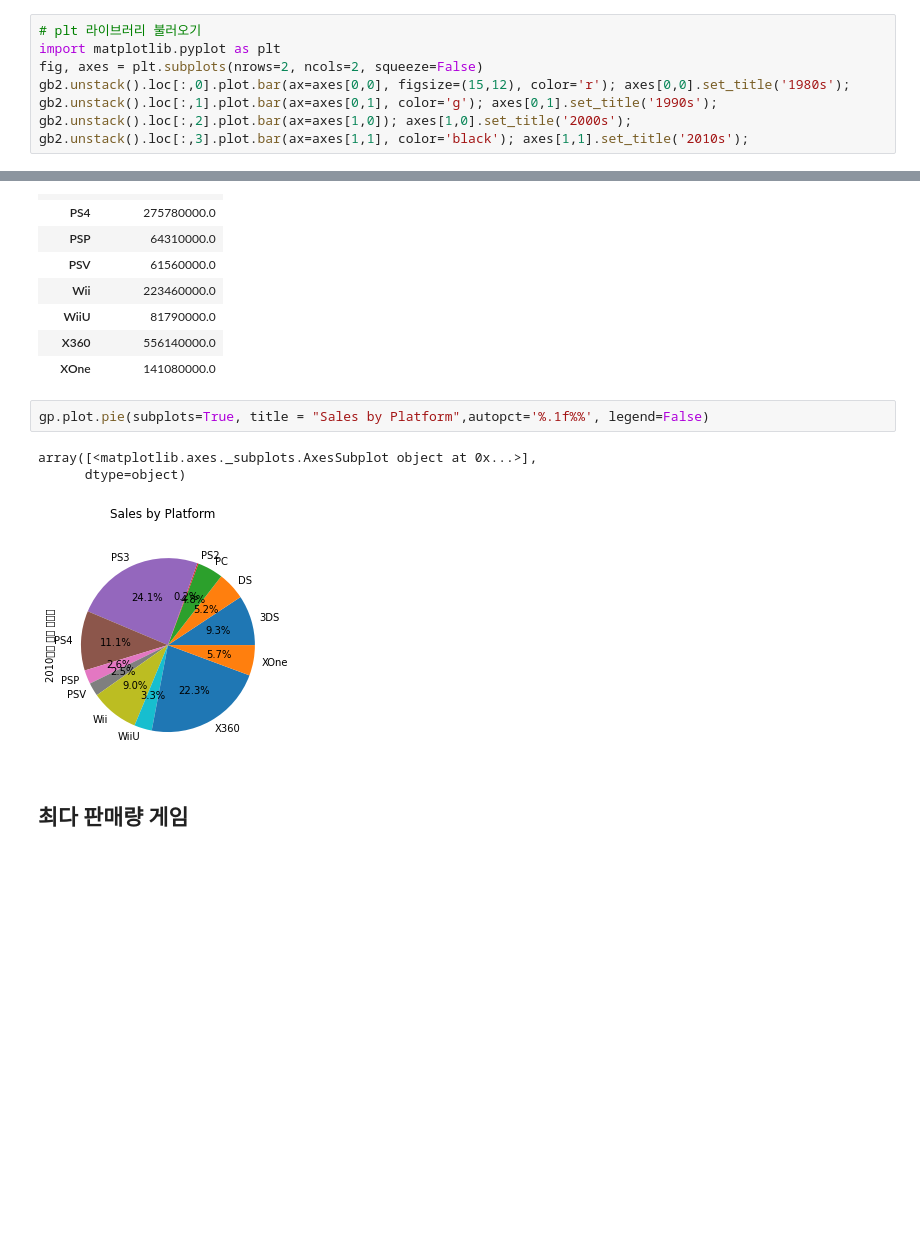
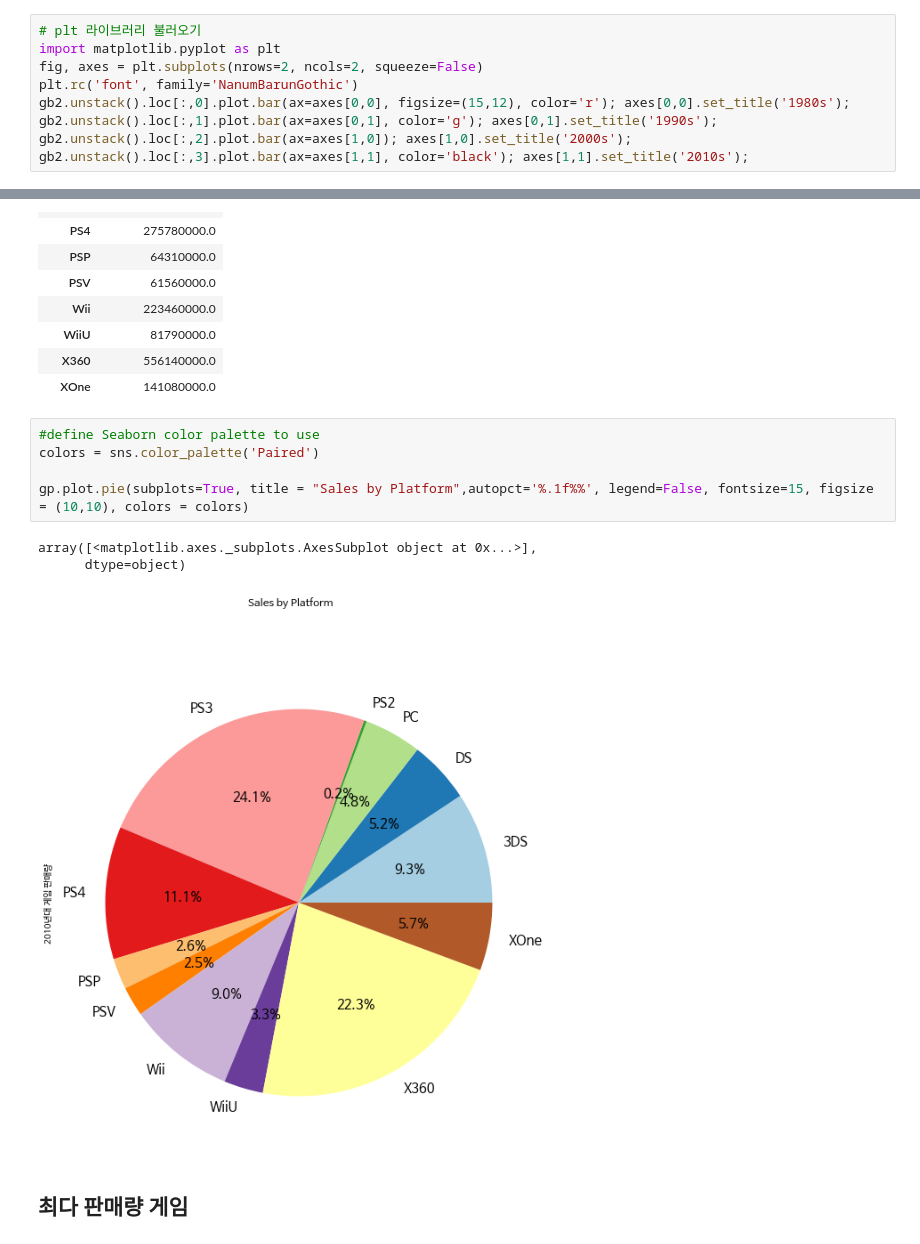
Before and after one commit to kowlbear/project, a Jupyter notebook: DA_NextGameIs.ipynb, the cells around one changed output, grey strips where cells are left out. Saved outputs shown, nothing was run; the diff lists cells and outputs as text; blank space fills up the shorter version.

```diff
--- a/DA_NextGameIs.ipynb
+++ b/DA_NextGameIs.ipynb
@@ -243,6 +249,7 @@ gb2.unstack()
 # plt 라이브러리 불러오기
 import matplotlib.pyplot as plt
 fig, axes = plt.subplots(nrows=2, ncols=2, squeeze=False)
+plt.rc('font', family='NanumBarunGothic')
 gb2.unstack().loc[:,0].plot.bar(ax=axes[0,0], figsize=(15,12), color='r'); axes[0,0].set_title('1980s');
 gb2.unstack().loc[:,1].plot.bar(ax=axes[0,1], color='g'); axes[0,1].set_title('1990s');
 gb2.unstack().loc[:,2].plot.bar(ax=axes[1,0]); axes[1,0].set_title('2000s');
@@ -295,11 +302,14 @@ gp
 | X360 | 556140000.0 |
 | XOne | 141080000.0 |
 # %%
-gp.plot.pie(subplots=True, title = "Sales by Platform",autopct='%.1f%%', legend=False)
+#define Seaborn color palette to use
+colors = sns.color_palette('Paired')
+
+gp.plot.pie(subplots=True, title = "Sales by Platform",autopct='%.1f%%', legend=False, fontsize=15, figsize = (10,10), colors = colors)
 # %% [output]
 array([<matplotlib.axes._subplots.AxesSubplot object at 0x...>],
       dtype=object)
-[figure, old version]
+[figure, new version]
 # %% [markdown]
 ## 최다 판매량 게임
 # %%
```
Also changed, not shown: parts of 12 cells of this notebook.
